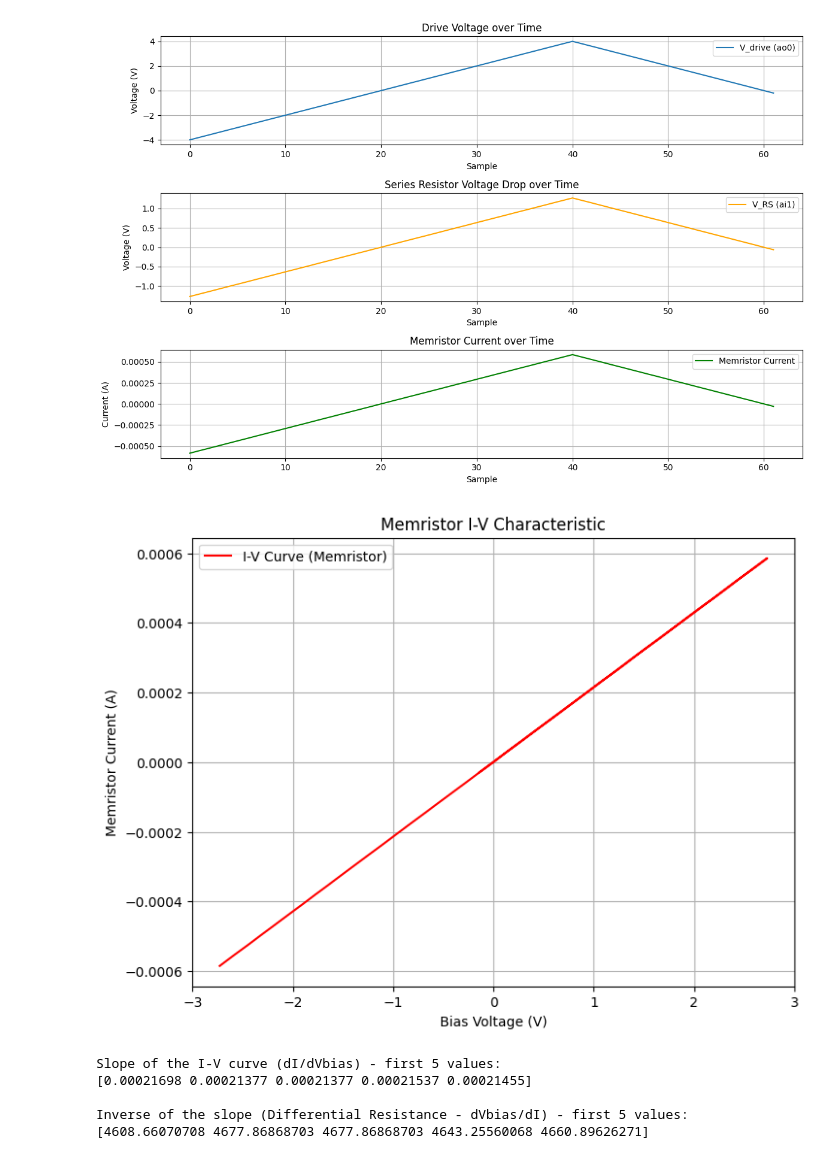
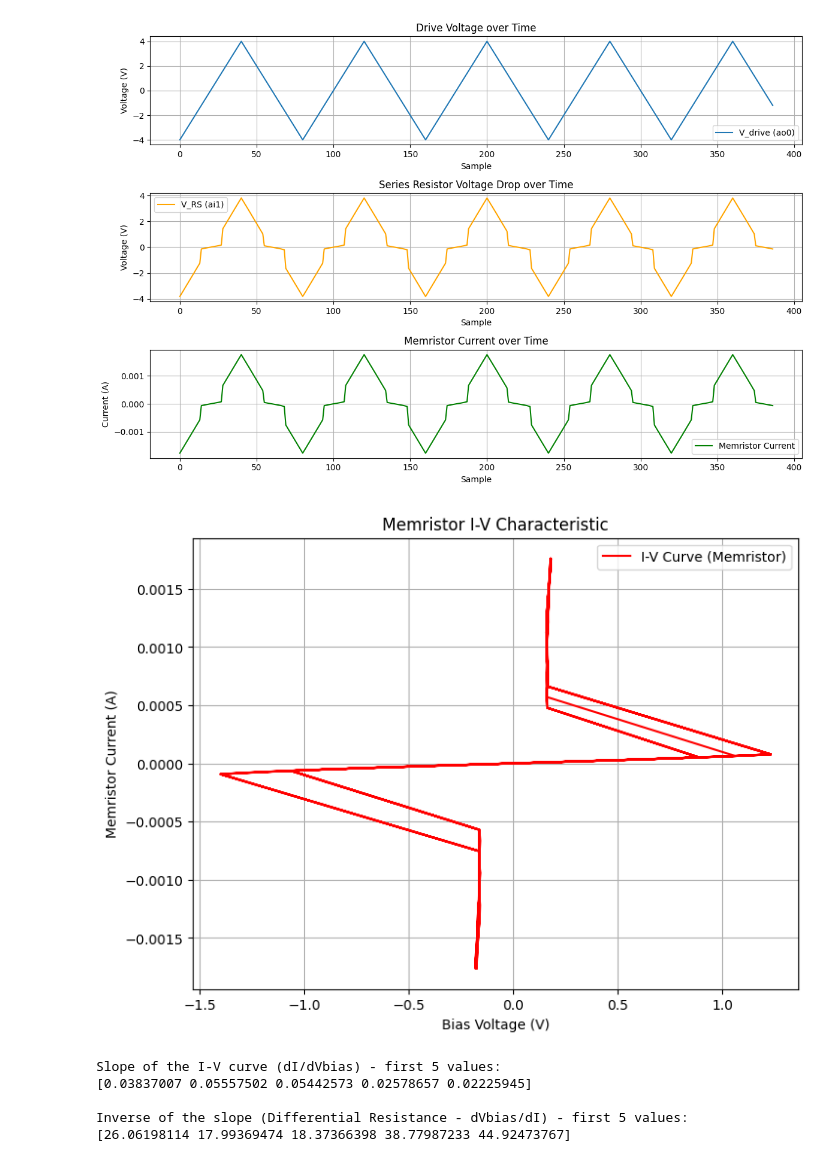
Before and after one commit to peti12352/physeng_lab_reports, a Jupyter notebook: courses/nano/neuro/data/meas_app/ketpaneles_meroprogram/analyze_memristor_data.ipynb, the cells around one changed output. Drawn from its saved outputs; the diff is of its cells as text; code cells hidden in the pictures.

```diff
--- a/courses/nano/neuro/data/meas_app/ketpaneles_meroprogram/analyze_memristor_data.ipynb
+++ b/courses/nano/neuro/data/meas_app/ketpaneles_meroprogram/analyze_memristor_data.ipynb
@@ -10,7 +10,7 @@ import numpy as np
 RS = 2170  # Example value: 1 kOhm. Please update this with the correct value.
 
 # File path for the data
-file_path = 'task1.txt'
+file_path = 'task2_second'
 
 # Read the tab-separated data
 # Assuming the first row contains headers. If not, adjust header=None and manually assign column names.
@@ -111,5 +111,5 @@ Data head:
-[figure, old version]
+[figure, new version]
-[figure, old version]
+[figure, new version]
 # %%
 # Calculate the slope of the I-V curve (dI/dVbias)
 # Using numpy.gradient for numerical differentiation
@@ -126,10 +126,12 @@ print("\nInverse of the slope (Differential Resistance - dVbias/dI) - first 5 va
 print(inverse_slope_iv_curve[:5])
 
 # You can also plot these if needed
+
 # plt.figure(figsize=(10, 6))
 # plt.plot(df['Vbias'], slope_iv_curve, label='dI/dVbias')
 # plt.xlabel('Bias Voltage (V)')
 # plt.ylabel('Slope (A/V)')
+
 # plt.title('Slope of I-V Curve')
 # plt.grid(True)
 # plt.legend()
@@ -145,10 +147,10 @@ print(inverse_slope_iv_curve[:5])
 # plt.show()
 # %% [output]
 Slope of the I-V curve (dI/dVbias) - first 5 values:
-[0.00021698 0.00021377 0.00021377 0.00021537 0.00021455]
+[0.03837007 0.05557502 0.05442573 0.02578657 0.02225945]
 
 Inverse of the slope (Differential Resistance - dVbias/dI) - first 5 values:
-[4608.66070708 4677.86868703 4677.86868703 4643.25560068 4660.89626271]
+[26.06198114 17.99369474 18.37366398 38.77987233 44.92473767]
 # %%
 # Perform a polynomial fit for the I-V curve (I_memristor vs Vbias)
 # You can change the degree of the polynomial as needed.
```
Also changed, not shown: parts of 2 cells of this notebook, 4 other files.
